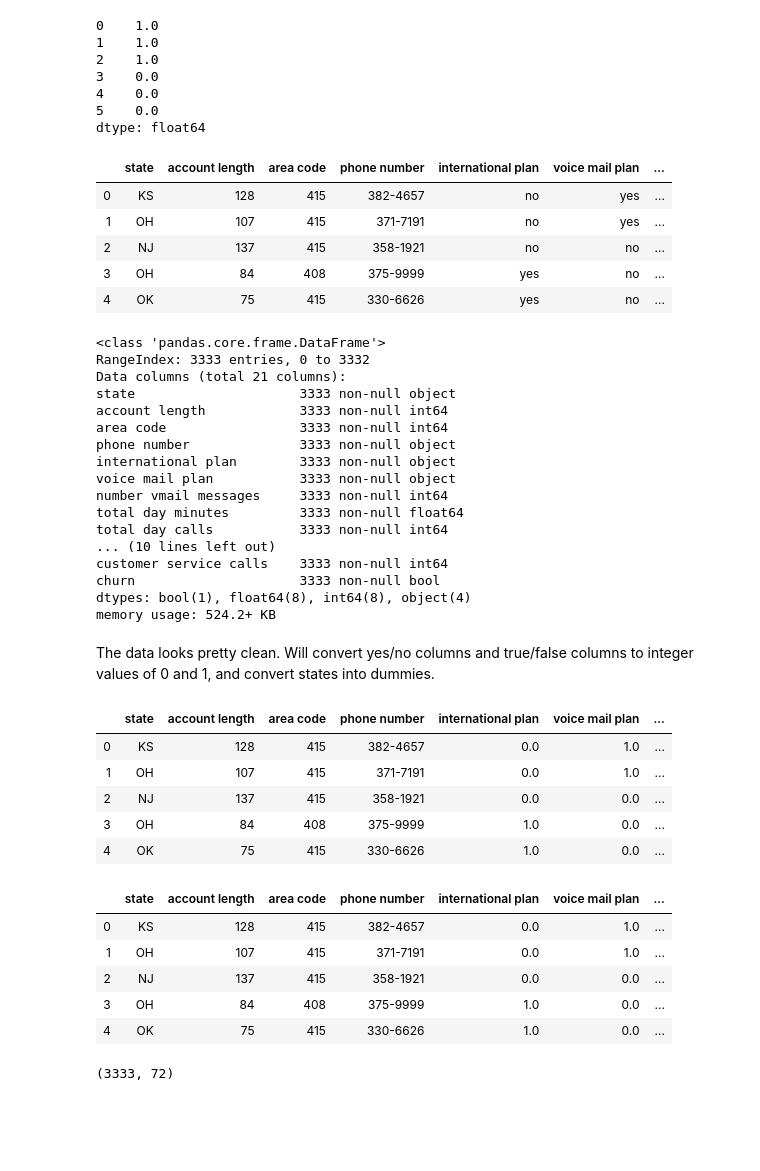
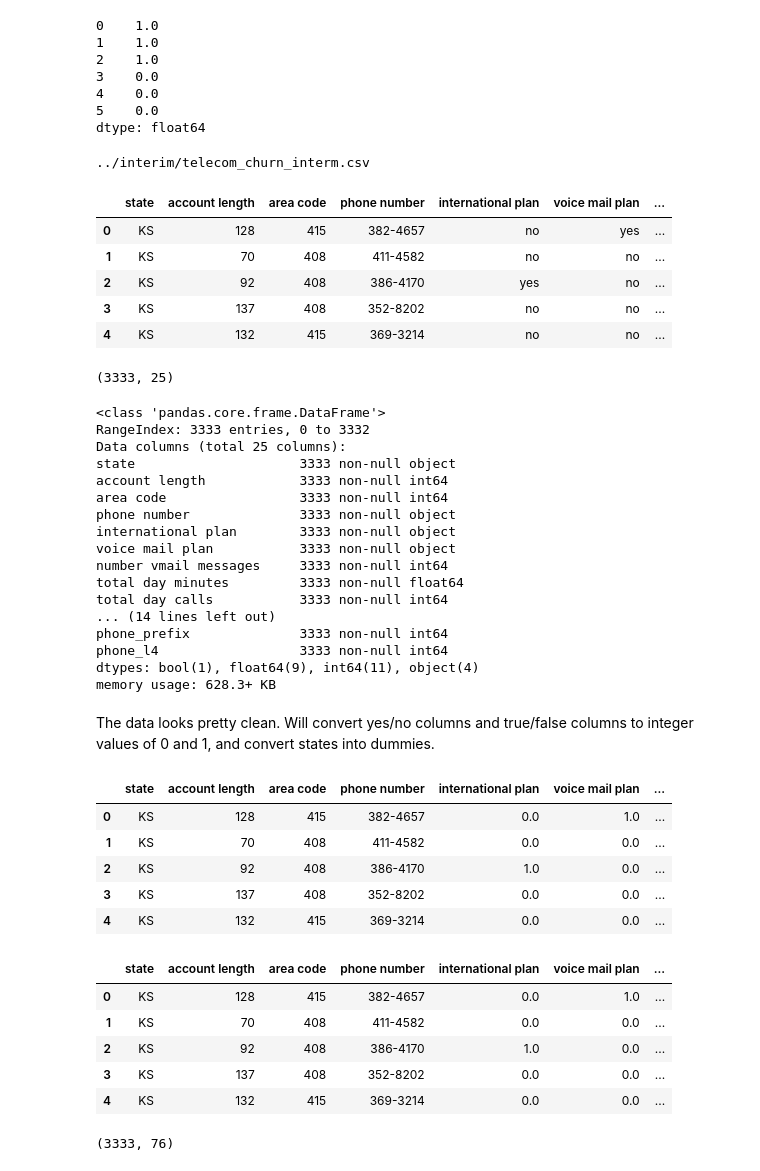
Before and after one commit to scottkds/metis_project3, a Jupyter notebook: data/processed/Clean_Telecom_Data.ipynb, the cells around one changed output. Saved outputs shown, nothing was run; the diff lists cells and outputs as text; code cells hidden in the pictures; blank space fills up the shorter version.

```diff
--- a/data/processed/Clean_Telecom_Data.ipynb
+++ b/data/processed/Clean_Telecom_Data.ipynb
@@ -29,24 +29,32 @@ convert_yes_no(pd.Series(['yes', 'yes', 'yes', 'no', 'no', 'no']))
 4    0.0
 5    0.0
 dtype: float64
+# %%
+ls ../interim/telecom_churn_interm.csv
+# %% [output]
+../interim/telecom_churn_interm.csv
 # %%
 # Read in data
-tc = pd.read_csv('../raw/telecom_churn.csv')
+tc = pd.read_csv('../interim/telecom_churn_interm.csv')
 tc.head()
 # %% [output]
 |  | state | account length | area code | phone number | international plan | voice mail plan | ... |
 | 0 | KS | 128 | 415 | 382-4657 | no | yes | ... |
-| 1 | OH | 107 | 415 | 371-7191 | no | yes | ... |
-| 2 | NJ | 137 | 415 | 358-1921 | no | no | ... |
-| 3 | OH | 84 | 408 | 375-9999 | yes | no | ... |
-| 4 | OK | 75 | 415 | 330-6626 | yes | no | ... |
+| 1 | KS | 70 | 408 | 411-4582 | no | no | ... |
+| 2 | KS | 92 | 408 | 386-4170 | yes | no | ... |
+| 3 | KS | 137 | 408 | 352-8202 | no | no | ... |
+| 4 | KS | 132 | 415 | 369-3214 | no | no | ... |
+# %%
+tc.shape
+# %% [output]
+(3333, 25)
 # %%
 # View dtypes info
 tc.info()
 # %% [output]
 <class 'pandas.core.frame.DataFrame'>
 RangeIndex: 3333 entries, 0 to 3332
-Data columns (total 21 columns):
+Data columns (total 25 columns):
 state                     3333 non-null object
 account length            3333 non-null int64
 area code                 3333 non-null int64
@@ -56,11 +64,11 @@ voice mail plan           3333 non-null object
 number vmail messages     3333 non-null int64
 total day minutes         3333 non-null float64
 total day calls           3333 non-null int64
-... (10 lines left out)
-customer service calls    3333 non-null int64
-churn                     3333 non-null bool
-dtypes: bool(1), float64(8), int64(8), object(4)
-memory usage: 524.2+ KB
+... (14 lines left out)
+phone_prefix              3333 non-null int64
+phone_l4                  3333 non-null int64
+dtypes: bool(1), float64(9), int64(11), object(4)
+memory usage: 628.3+ KB
 # %% [markdown]
 The data looks pretty clean. Will convert yes/no columns and true/false columns to integer values of 0 and 1, and convert states into dummies.
 # %%
@@ -72,10 +80,10 @@ tc.head()
 # %% [output]
 |  | state | account length | area code | phone number | international plan | voice mail plan | ... |
 | 0 | KS | 128 | 415 | 382-4657 | 0.0 | 1.0 | ... |
-| 1 | OH | 107 | 415 | 371-7191 | 0.0 | 1.0 | ... |
-| 2 | NJ | 137 | 415 | 358-1921 | 0.0 | 0.0 | ... |
-| 3 | OH | 84 | 408 | 375-9999 | 1.0 | 0.0 | ... |
-| 4 | OK | 75 | 415 | 330-6626 | 1.0 | 0.0 | ... |
+| 1 | KS | 70 | 408 | 411-4582 | 0.0 | 0.0 | ... |
+| 2 | KS | 92 | 408 | 386-4170 | 1.0 | 0.0 | ... |
+| 3 | KS | 137 | 408 | 352-8202 | 0.0 | 0.0 | ... |
+| 4 | KS | 132 | 415 | 369-3214 | 0.0 | 0.0 | ... |
 # %%
 # Create dummies for the state
 tc = tc.merge(pd.get_dummies(tc['state']), left_index=True, right_index=True)
@@ -87,17 +95,17 @@ tc.head()
 # %% [output]
 |  | state | account length | area code | phone number | international plan | voice mail plan | ... |
 | 0 | KS | 128 | 415 | 382-4657 | 0.0 | 1.0 | ... |
-| 1 | OH | 107 | 415 | 371-7191 | 0.0 | 1.0 | ... |
-| 2 | NJ | 137 | 415 | 358-1921 | 0.0 | 0.0 | ... |
-| 3 | OH | 84 | 408 | 375-9999 | 1.0 | 0.0 | ... |
-| 4 | OK | 75 | 415 | 330-6626 | 1.0 | 0.0 | ... |
+| 1 | KS | 70 | 408 | 411-4582 | 0.0 | 0.0 | ... |
+| 2 | KS | 92 | 408 | 386-4170 | 1.0 | 0.0 | ... |
+| 3 | KS | 137 | 408 | 352-8202 | 0.0 | 0.0 | ... |
+| 4 | KS | 132 | 415 | 369-3214 | 0.0 | 0.0 | ... |
 # %%
 # Drop columns that have been converted to dummies or are not useful.
 tc = tc.drop(['state', 'area code', 'phone number'], axis=1)
 # %%
 tc.shape
 # %% [output]
-(3333, 72)
+(3333, 76)
 # %%
 # Rearrange tc dataframe to move churn column to the end for easier data plitting later
 tc = tc[['account length',     'international plan',
```
Also changed, not shown: parts of 5 cells of this notebook, 2 other files.
